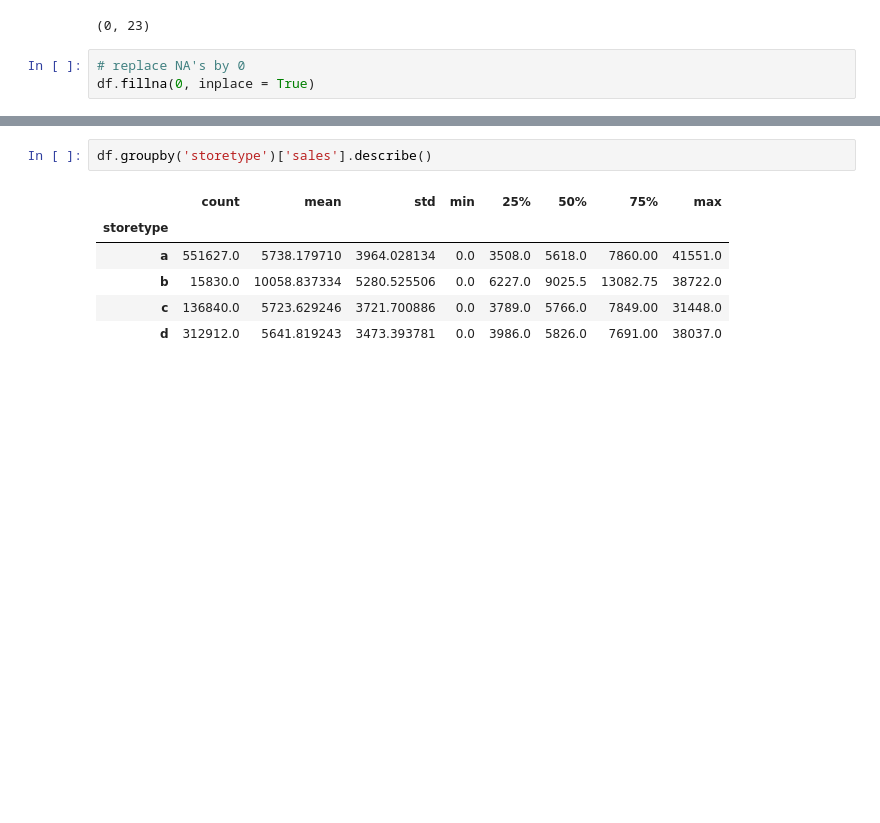
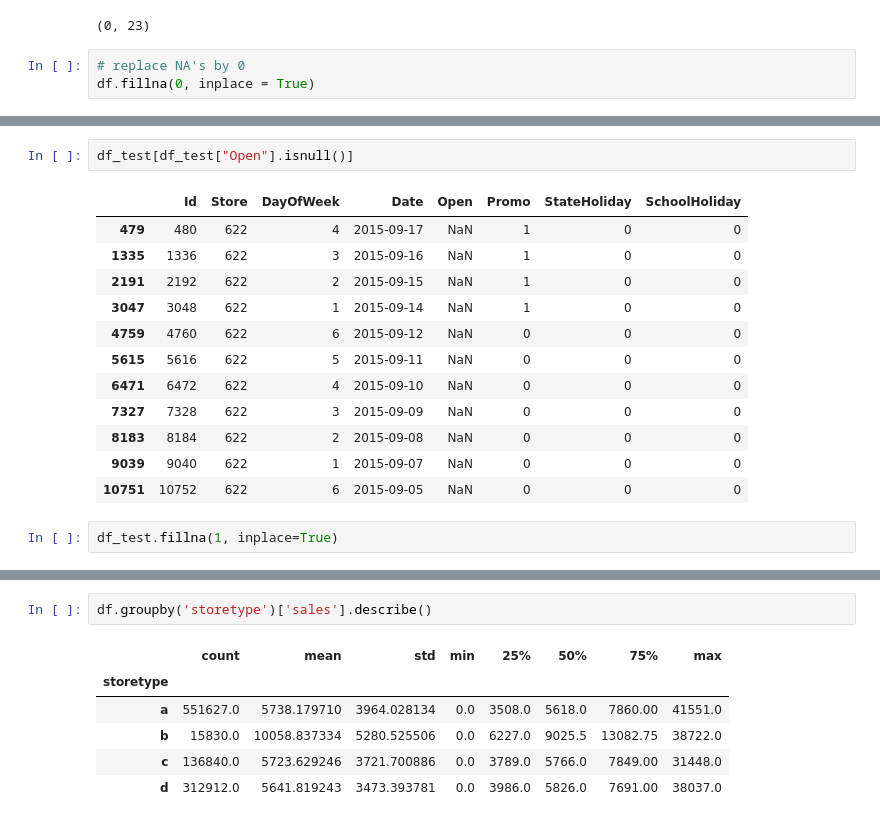
Before and after one commit to bur-oez/Capstone-Project-Rossman-Sales, a Jupyter notebook: Capstone_Rossmann.ipynb, the cells around one changed output, grey strips where cells are left out. Saved outputs shown, nothing was run; the diff lists cells and outputs as text; blank space fills up the shorter version.

```diff
--- a/Capstone_Rossmann.ipynb
+++ b/Capstone_Rossmann.ipynb
@@ -169,0 +230,17 @@ df.fillna(0, inplace = True)
+# %%
+df_test[df_test["Open"].isnull()]
+# %% [output]
+|  | Id | Store | DayOfWeek | Date | Open | Promo | StateHoliday | SchoolHoliday |
+| 479 | 480 | 622 | 4 | 2015-09-17 | NaN | 1 | 0 | 0 |
+| 1335 | 1336 | 622 | 3 | 2015-09-16 | NaN | 1 | 0 | 0 |
+| 2191 | 2192 | 622 | 2 | 2015-09-15 | NaN | 1 | 0 | 0 |
+| 3047 | 3048 | 622 | 1 | 2015-09-14 | NaN | 1 | 0 | 0 |
+| 4759 | 4760 | 622 | 6 | 2015-09-12 | NaN | 0 | 0 | 0 |
+| 5615 | 5616 | 622 | 5 | 2015-09-11 | NaN | 0 | 0 | 0 |
+| 6471 | 6472 | 622 | 4 | 2015-09-10 | NaN | 0 | 0 | 0 |
+| 7327 | 7328 | 622 | 3 | 2015-09-09 | NaN | 0 | 0 | 0 |
+| 8183 | 8184 | 622 | 2 | 2015-09-08 | NaN | 0 | 0 | 0 |
+| 9039 | 9040 | 622 | 1 | 2015-09-07 | NaN | 0 | 0 | 0 |
+| 10751 | 10752 | 622 | 6 | 2015-09-05 | NaN | 0 | 0 | 0 |
+# %%
+df_test.fillna(1, inplace=True)
```
Also changed, not shown: parts of 37 cells of this notebook, 1 other file.
